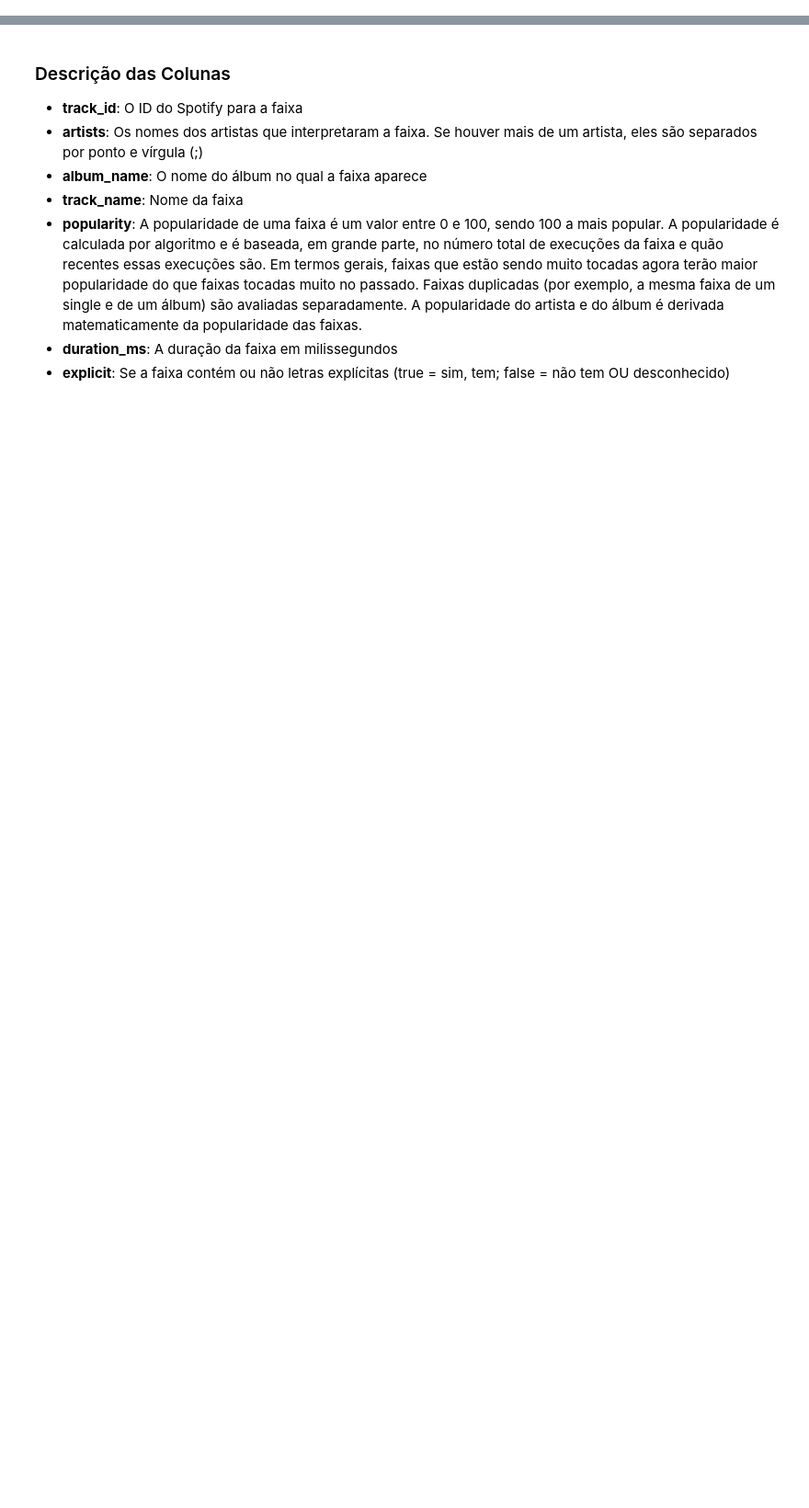
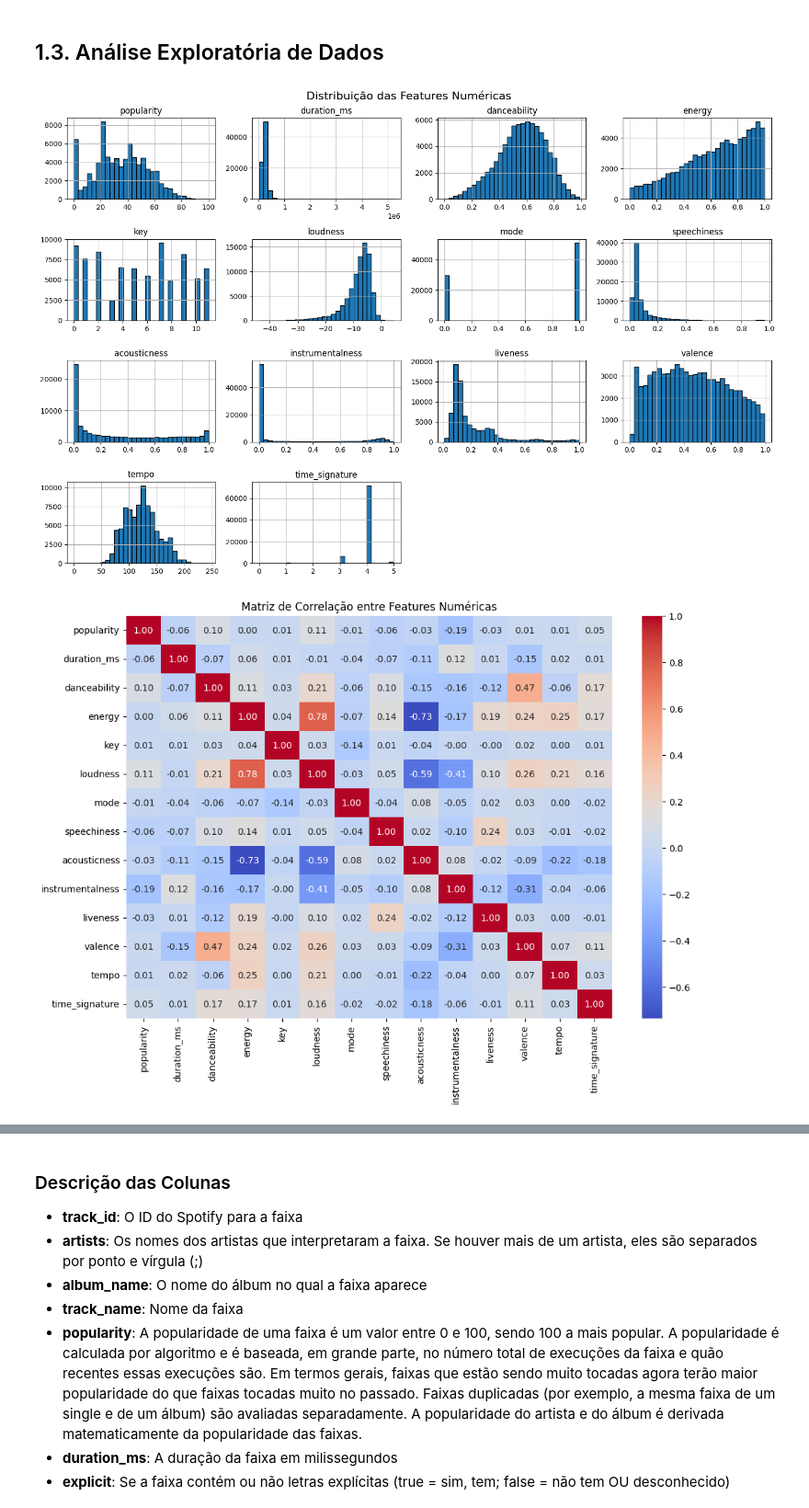
Before and after one commit to RafaelLuckner/Recomendacao_Musicas, a Jupyter notebook: exploration.ipynb, the cells around one changed output, grey strips where cells are left out. Shown at 92% size. Drawn from its saved outputs; the diff is of its cells as text; code cells hidden in the pictures; blank space fills up the shorter version.

```diff
--- a/exploration.ipynb
+++ b/exploration.ipynb
@@ -27,0 +40,19 @@ data.sort_values('mode', ascending=False).head(10)
+# %% [markdown]
+## 1.3. Análise Exploratória de Dados
+# %%
+df.describe()
+
+features_numericas = df.select_dtypes(include=np.number).columns
+
+df[features_numericas].hist(bins=30, figsize=(15, 10), edgecolor='black')
+plt.suptitle('Distribuição das Features Numéricas', fontsize=16)
+plt.tight_layout()
+plt.show()
+
+plt.figure(figsize=(12, 8))
+sns.heatmap(df[features_numericas].corr(), annot=True, cmap='coolwarm', fmt='.2f')
+plt.title('Matriz de Correlação entre Features Numéricas')
+plt.show()
+# %% [output]
+[figure, added]
+[figure, added]
```
Also changed, not shown: parts of 40 cells of this notebook, 2 other files.
